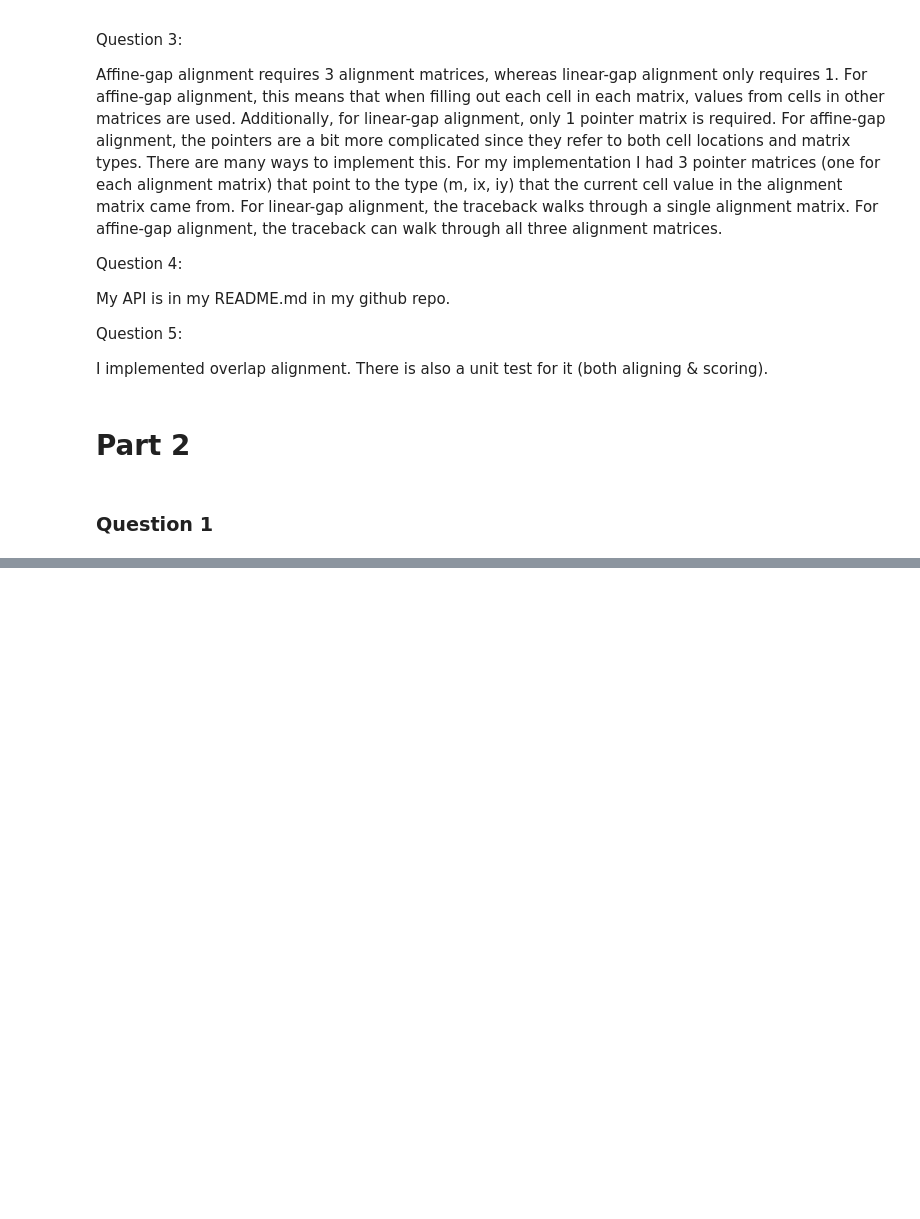
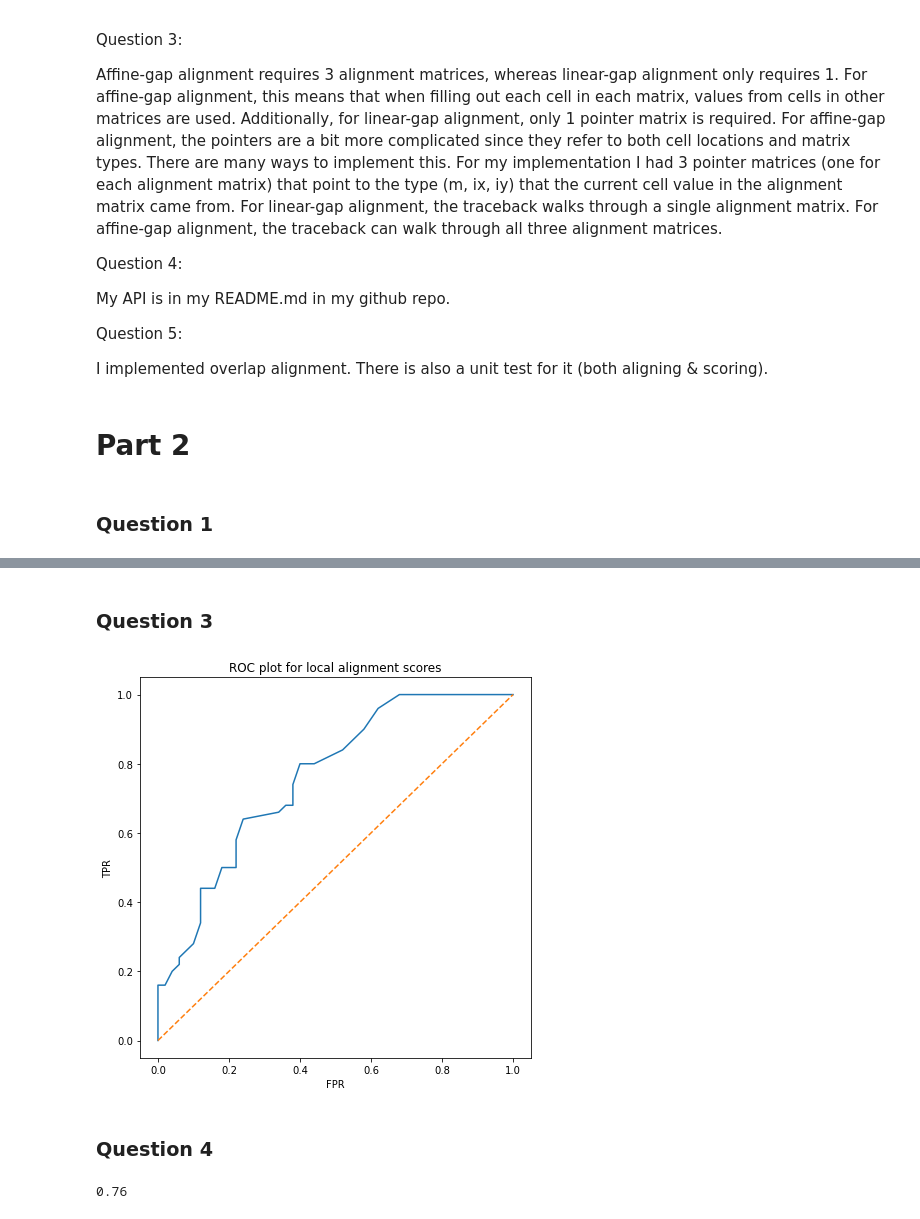
Before and after one commit to jackieroger/Project1, a Jupyter notebook: Jackie_Roger_BMI203_HW1.ipynb, the cells around one changed output, grey strips where cells are left out. Saved outputs shown, nothing was run; the diff lists cells and outputs as text; code cells hidden in the pictures; blank space fills up the shorter version.

```diff
--- a/Jackie_Roger_BMI203_HW1.ipynb
+++ b/Jackie_Roger_BMI203_HW1.ipynb
@@ -74,0 +124,21 @@ with open("part2_results_data/q1.txt", "w") as q1:
+# %% [markdown]
+### Question 3
+# %%
+# Make ROC plot
+q3_fpr, q3_tpr, q3_ts = sklearn.metrics.roc_curve(q2_reals, q1_alignment_scores)
+plt.rcParams["figure.figsize"] = (7,7)
+plt.plot(q3_fpr, q3_tpr)
+plt.plot([0,1], [0,1], linestyle="dashed")
+plt.title("ROC plot for local alignment scores")
+plt.xlabel("FPR")
+plt.ylabel("TPR")
+plt.savefig("part2_plots/q3.png")
+# %% [output]
+[figure, added]
+# %% [markdown]
+### Question 4
+# %%
+q4_auroc = sklearn.metrics.roc_auc_score(q2_reals, q1_alignment_scores)
+q4_auroc
+# %% [output]
+0.76
```
Also changed, not shown: parts of 11 cells of this notebook, 5 other files.
